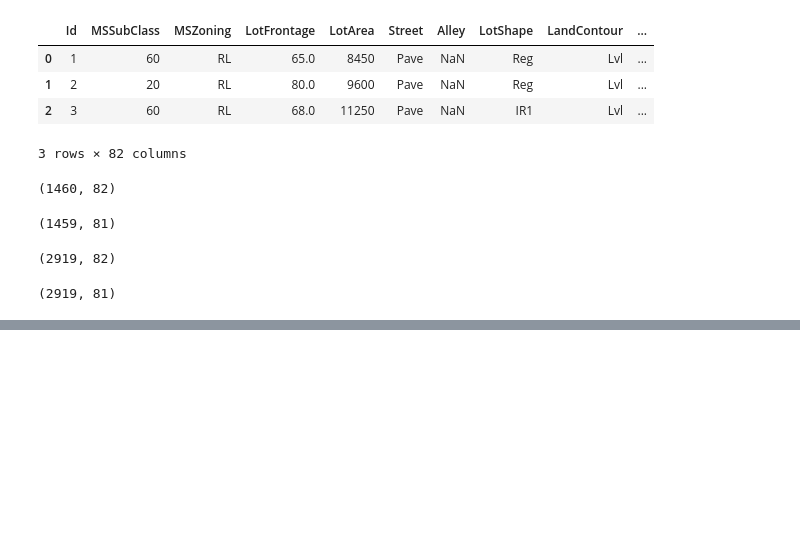
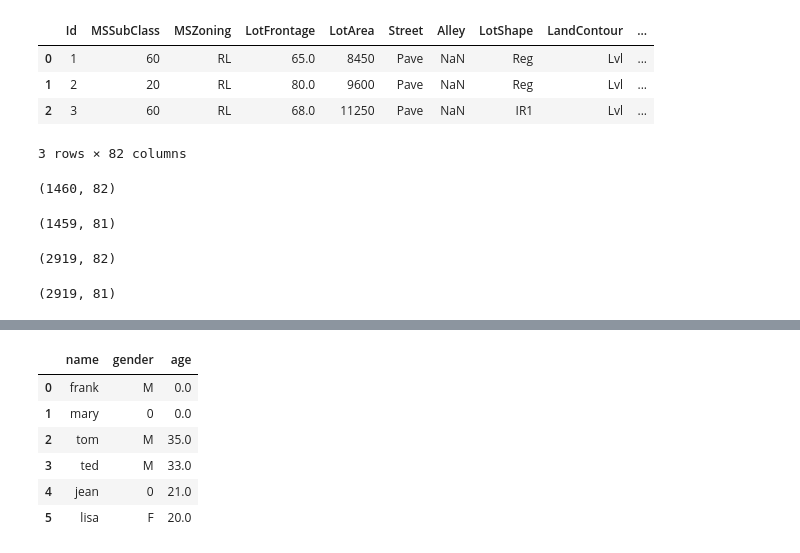
Before and after one commit to ywchiu/ctbc, a Jupyter notebook: Demo20181022.ipynb, the cells around one changed output, grey strips where cells are left out. Cells and saved outputs as stored; diff of their text form; code cells hidden in the pictures; blank space fills up the shorter version.

```diff
--- a/Demo20181022.ipynb
+++ b/Demo20181022.ipynb
@@ -1143,0 +1292,14 @@ fullData.shape
+# %%
+# axis = 0 => row
+# axis = 1 => col
+df.dropna(how= 'all', axis = 1 , inplace=True)
+# %%
+df.fillna(0)
+# %% [output]
+|  | name | gender | age |
+| 0 | frank | M | 0.0 |
+| 1 | mary | 0 | 0.0 |
+| 2 | tom | M | 35.0 |
+| 3 | ted | M | 33.0 |
+| 4 | jean | 0 | 21.0 |
+| 5 | lisa | F | 20.0 |
```
Also changed, not shown: parts of 21 cells of this notebook.
